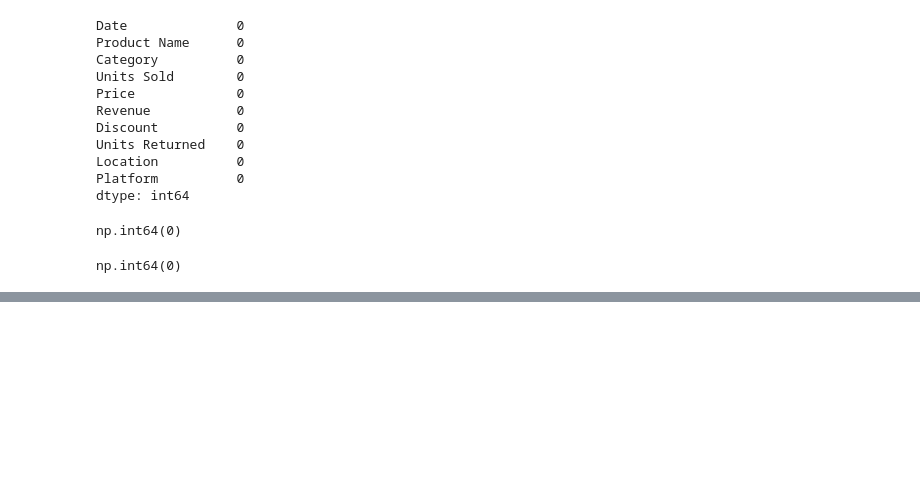
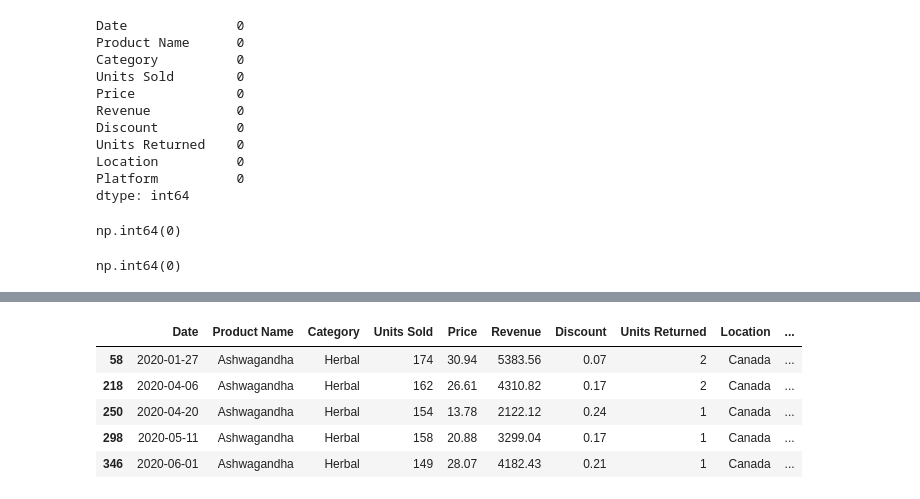
Before and after one commit to abh616/Demand_forecast, a Jupyter notebook: notebooks/01_eda.ipynb, the cells around one changed output, grey strips where cells are left out. Drawn from its saved outputs; the diff is of its cells as text; code cells hidden in the pictures; blank space fills up the shorter version.

```diff
--- a/notebooks/01_eda.ipynb
+++ b/notebooks/01_eda.ipynb
@@ -78,0 +156,16 @@ df.to_csv('../data/processed/clean_sales_data.csv', index=False)
+# %%
+df['rolling_std_4'] = (
+    df.groupby(['Product Name', 'Location', 'Platform'])['Units Sold']
+      .shift(1)
+      .rolling(4)
+      .std()
+)
+# %%
+df.head()
+# %% [output]
+|  | Date | Product Name | Category | Units Sold | Price | Revenue | Discount | Units Returned | Location | ... |
+| 58 | 2020-01-27 | Ashwagandha | Herbal | 174 | 30.94 | 5383.56 | 0.07 | 2 | Canada | ... |
+| 218 | 2020-04-06 | Ashwagandha | Herbal | 162 | 26.61 | 4310.82 | 0.17 | 2 | Canada | ... |
+| 250 | 2020-04-20 | Ashwagandha | Herbal | 154 | 13.78 | 2122.12 | 0.24 | 1 | Canada | ... |
+| 298 | 2020-05-11 | Ashwagandha | Herbal | 158 | 20.88 | 3299.04 | 0.17 | 1 | Canada | ... |
+| 346 | 2020-06-01 | Ashwagandha | Herbal | 149 | 28.07 | 4182.43 | 0.21 | 1 | Canada | ... |
```
Also changed, not shown: parts of 43 cells of this notebook, 5 other files.
